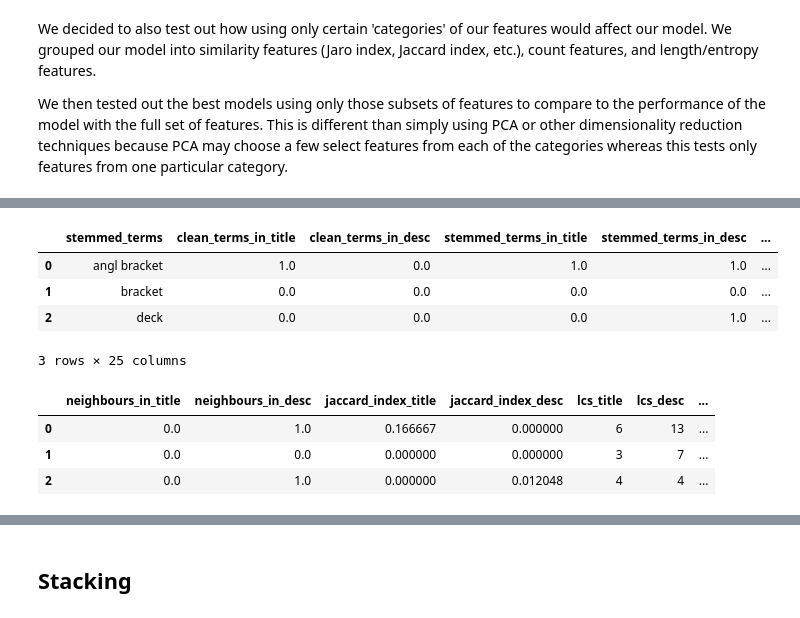
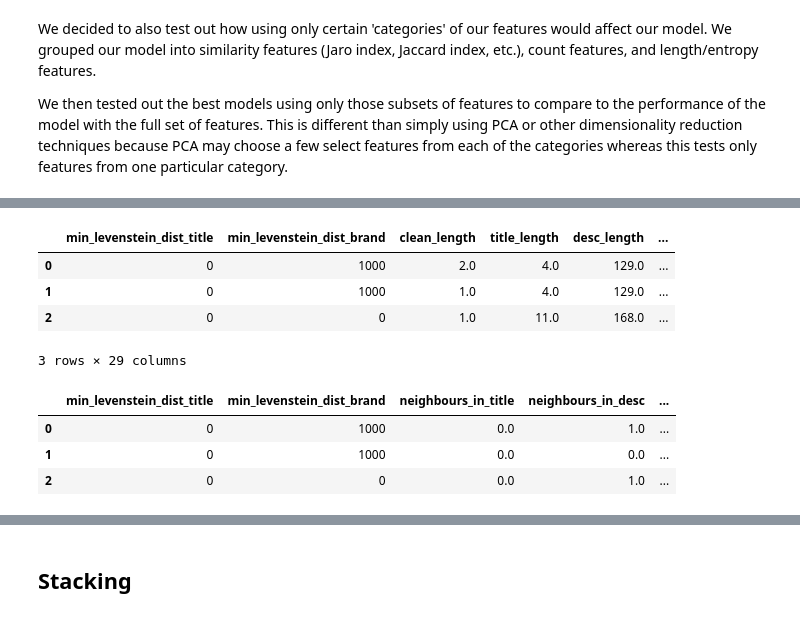
Before and after one commit to cgeng18/USF-MSDS621-KaggleHomeDepot, a Jupyter notebook: Final Project Presentation Notebook.ipynb, the cells around one changed output, grey strips where cells are left out. Drawn from its saved outputs; the diff is of its cells as text; code cells hidden in the pictures.

```diff
--- a/Final Project Presentation Notebook.ipynb
+++ b/Final Project Presentation Notebook.ipynb
@@ -535,3 +535,8 @@ print(test_target[:5])
 We decided to also test out how using only certain 'categories' of our features would affect our model. We grouped our model into similarity features (Jaro index, Jaccard index, etc.),  count features, and length/entropy features.
 
 We then tested out the best models using only those subsets of features to compare to the performance of the model with the full set of features. This is different than simply using PCA or other dimensionality reduction techniques because PCA may choose a few select features from each of the categories whereas this tests only features from one particular category.
+# %%
+modified_train = pd.read_csv('Data/final_dataset.csv')
+# %%
+modified_train = modified_train.drop('Unnamed: 0', axis=1)
+modified_train.fillna(0, inplace=True)
@@ -538,18 +562,18 @@ We then tested out the best models using only those subsets of features to compa
 # %%
-all_num_features = modified_train[getAllNumericalCols(modified_train)]
+all_num_features = modified_train[get_all_numerical_cols(modified_train)]
 all_num_features.head(3)
 # %% [output]
-|  | stemmed_terms | clean_terms_in_title | clean_terms_in_desc | stemmed_terms_in_title | stemmed_terms_in_desc | ... |
-| 0 | angl bracket | 1.0 | 0.0 | 1.0 | 1.0 | ... |
-| 1 | bracket | 0.0 | 0.0 | 0.0 | 0.0 | ... |
-| 2 | deck | 0.0 | 0.0 | 0.0 | 1.0 | ... |
+|  | min_levenstein_dist_title | min_levenstein_dist_brand | clean_length | title_length | desc_length | ... |
+| 0 | 0 | 1000 | 2.0 | 4.0 | 129.0 | ... |
+| 1 | 0 | 1000 | 1.0 | 4.0 | 129.0 | ... |
+| 2 | 0 | 0 | 1.0 | 11.0 | 168.0 | ... |
-3 rows × 25 columns
+3 rows × 29 columns
 # %%
-all_similarity_features = modified_train[getSimilarityCols(all_num_features)]
+all_similarity_features = modified_train[get_similarity_cols(all_num_features)]
 all_similarity_features.head(3)
 # %% [output]
-|  | neighbours_in_title | neighbours_in_desc | jaccard_index_title | jaccard_index_desc | lcs_title | lcs_desc | ... |
-| 0 | 0.0 | 1.0 | 0.166667 | 0.000000 | 6 | 13 | ... |
-| 1 | 0.0 | 0.0 | 0.000000 | 0.000000 | 3 | 7 | ... |
-| 2 | 0.0 | 1.0 | 0.000000 | 0.012048 | 4 | 4 | ... |
+|  | min_levenstein_dist_title | min_levenstein_dist_brand | neighbours_in_title | neighbours_in_desc | ... |
+| 0 | 0 | 1000 | 0.0 | 1.0 | ... |
+| 1 | 0 | 1000 | 0.0 | 0.0 | ... |
+| 2 | 0 | 0 | 0.0 | 1.0 | ... |
 # %%
```
Also changed, not shown: parts of 33 cells of this notebook, 1 other file.
